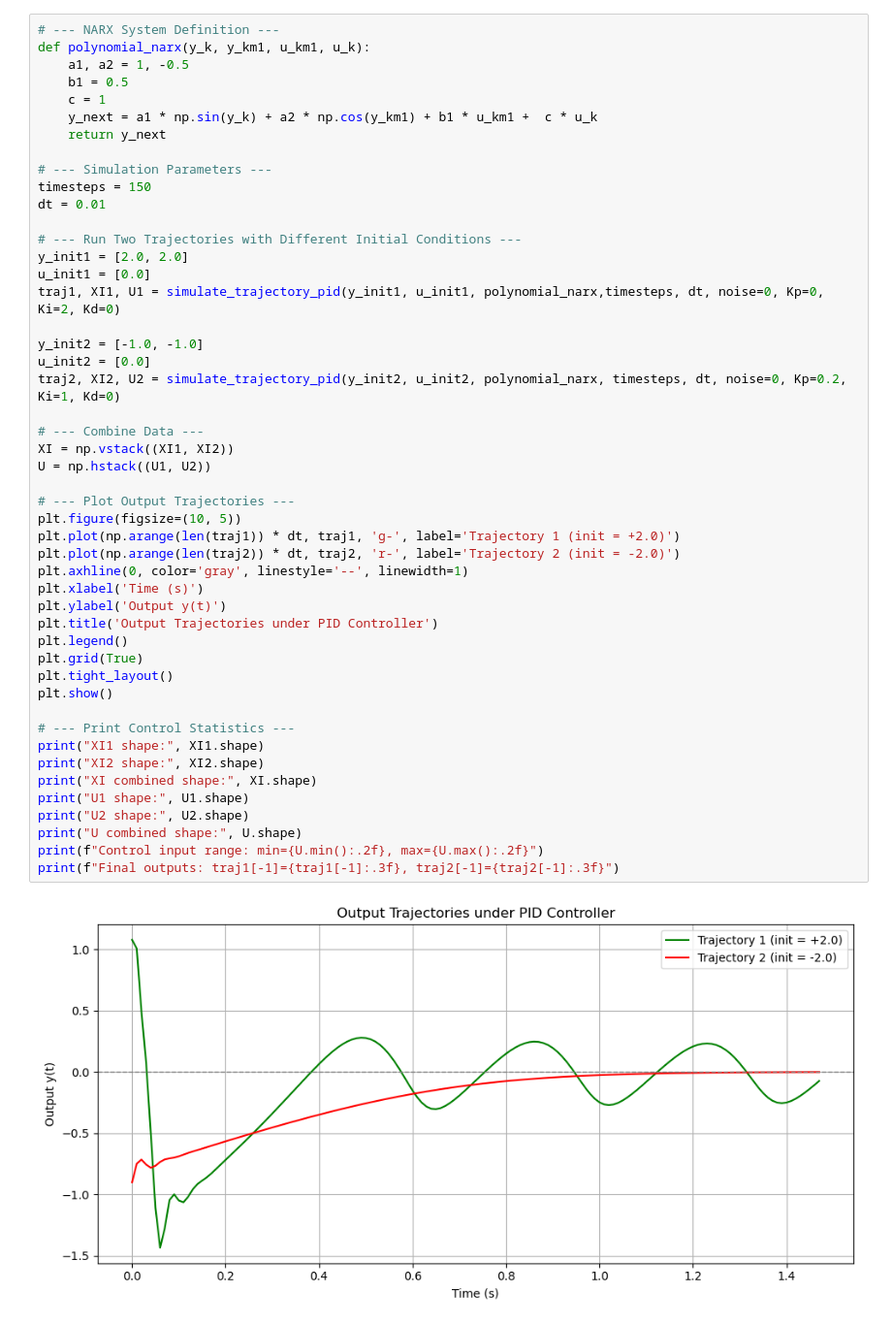
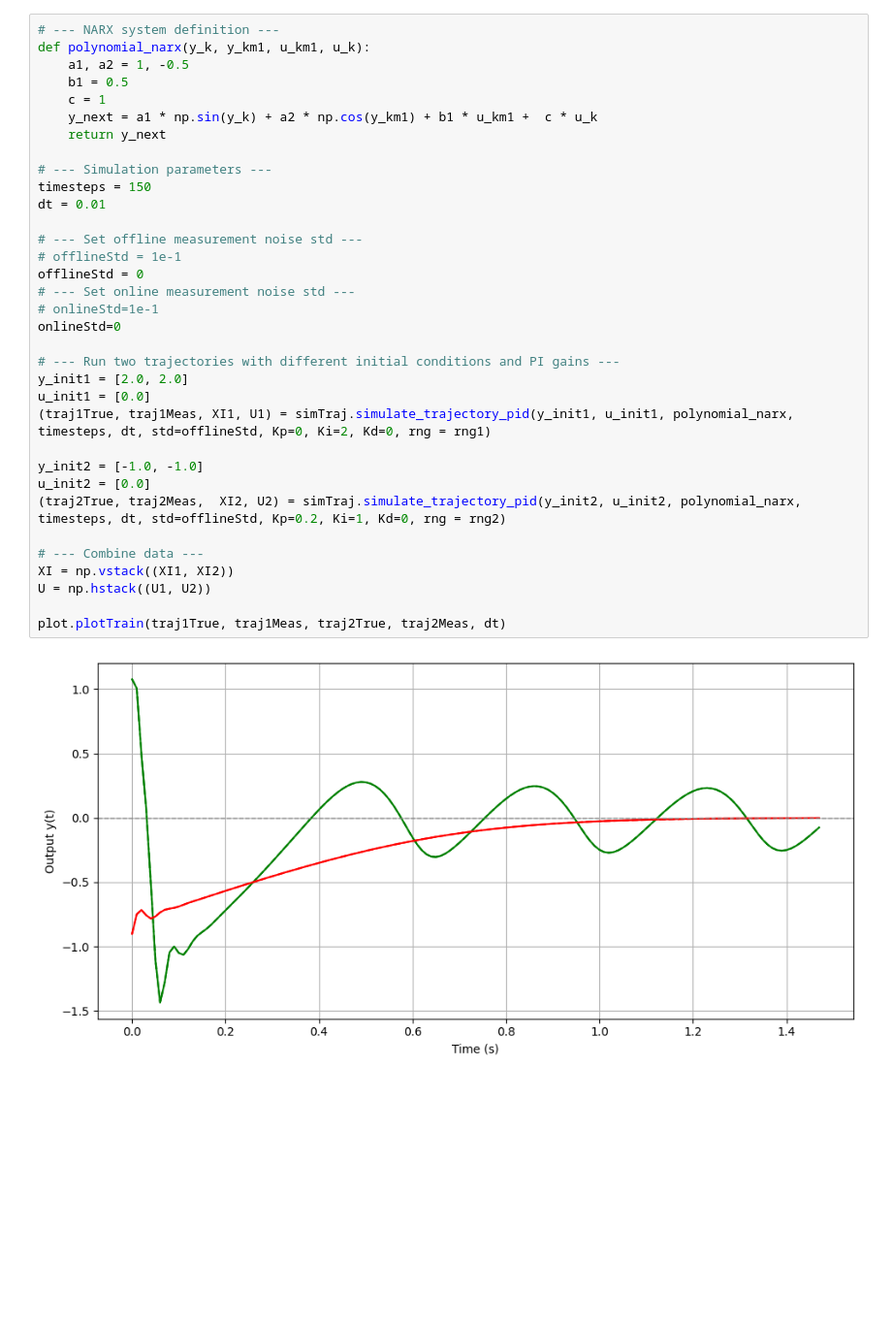
Before and after one commit to yj-jang-98/Inv_Learn_Ctrl, a Jupyter notebook: main.ipynb, the cells around one changed output. Shown at 97% size. Cells and saved outputs as stored; diff of their text form; blank space fills up the shorter version.

```diff
--- a/main.ipynb
+++ b/main.ipynb
@@ -31,50 +36,36 @@ torch.cuda.manual_seed_all(SEED)  # if using multi-GPU
 # %%
-# --- NARX System Definition ---
+# --- NARX system definition ---
 def polynomial_narx(y_k, y_km1, u_km1, u_k):
     a1, a2 = 1, -0.5
     b1 = 0.5
     c = 1
     y_next = a1 * np.sin(y_k) + a2 * np.cos(y_km1) + b1 * u_km1 +  c * u_k
     return y_next
 
-# --- Simulation Parameters ---
+# --- Simulation parameters ---
 timesteps = 150
 dt = 0.01
 
-# --- Run Two Trajectories with Different Initial Conditions ---
+# --- Set offline measurement noise std ---
+# offlineStd = 1e-1
+offlineStd = 0
+# --- Set online measurement noise std ---
+# onlineStd=1e-1
+onlineStd=0
+
+# --- Run two trajectories with different initial conditions and PI gains ---
 y_init1 = [2.0, 2.0]
 u_init1 = [0.0]
-traj1, XI1, U1 = simulate_trajectory_pid(y_init1, u_init1, polynomial_narx,timesteps, dt, noise=0, Kp=0, Ki=2, Kd=0)
+(traj1True, traj1Meas, XI1, U1) = simTraj.simulate_trajectory_pid(y_init1, u_init1, polynomial_narx, timesteps, dt, std=offlineStd, Kp=0, Ki=2, Kd=0, rng = rng1)
 
 y_init2 = [-1.0, -1.0]
 u_init2 = [0.0]
-traj2, XI2, U2 = simulate_trajectory_pid(y_init2, u_init2, polynomial_narx, timesteps, dt, noise=0, Kp=0.2, Ki=1, Kd=0)
+(traj2True, traj2Meas,  XI2, U2) = simTraj.simulate_trajectory_pid(y_init2, u_init2, polynomial_narx, timesteps, dt, std=offlineStd, Kp=0.2, Ki=1, Kd=0, rng = rng2)
 
-# --- Combine Data ---
+# --- Combine data ---
 XI = np.vstack((XI1, XI2))
 U = np.hstack((U1, U2))
 
-# --- Plot Output Trajectories ---
-plt.figure(figsize=(10, 5))
-plt.plot(np.arange(len(traj1)) * dt, traj1, 'g-', label='Trajectory 1 (init = +2.0)')
-plt.plot(np.arange(len(traj2)) * dt, traj2, 'r-', label='Trajectory 2 (init = -2.0)')
-plt.axhline(0, color='gray', linestyle='--', linewidth=1)
-plt.xlabel('Time (s)')
-plt.ylabel('Output y(t)')
-plt.title('Output Trajectories under PID Controller')
-plt.legend()
-plt.grid(True)
-plt.tight_layout()
-plt.show()
-
-# --- Print Control Statistics ---
-print("XI1 shape:", XI1.shape)
-print("XI2 shape:", XI2.shape)
-print("XI combined shape:", XI.shape)
-print("U1 shape:", U1.shape)
-print("U2 shape:", U2.shape)
-print("U combined shape:", U.shape)
-print(f"Control input range: min={U.min():.2f}, max={U.max():.2f}")
-print(f"Final outputs: traj1[-1]={traj1[-1]:.3f}, traj2[-1]={traj2[-1]:.3f}")
+plot.plotTrain(traj1True, traj1Meas, traj2True, traj2Meas, dt)
 # %% [output]
-[figure, old version]
+[figure, new version]
```
Also changed, not shown: parts of 15 cells of this notebook, 9 other files.
